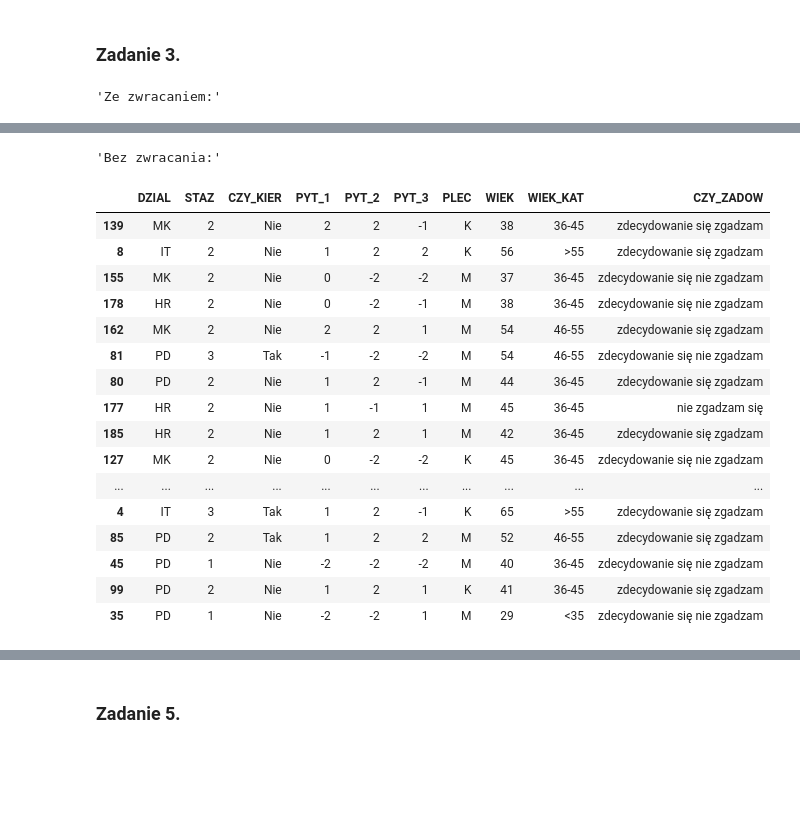
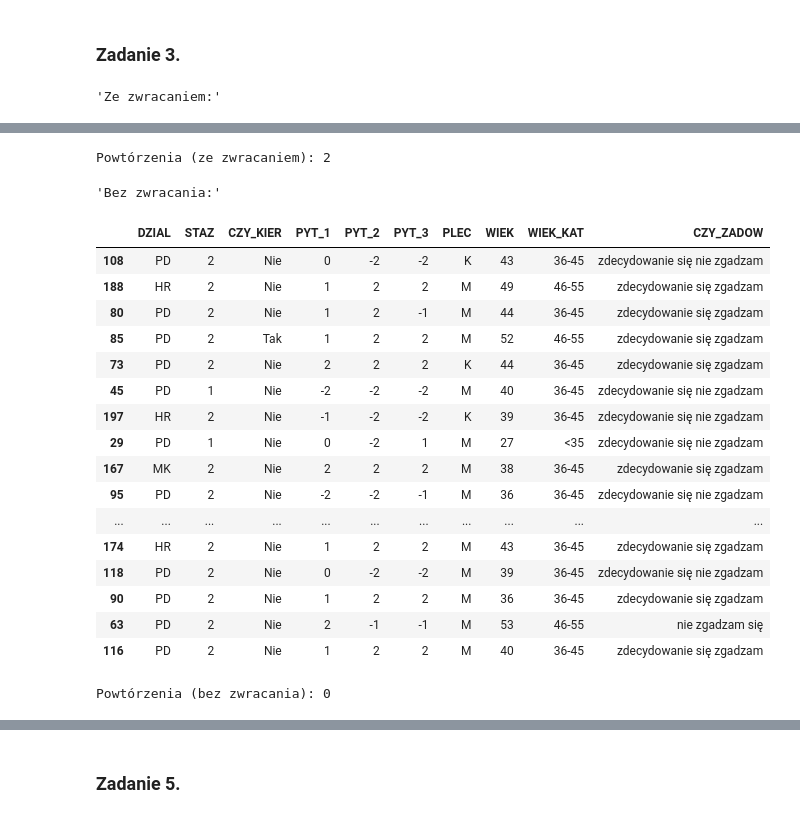
Before and after one commit to JKrempinska/ada, a Jupyter notebook: spr1/zadania.ipynb, the cells around one changed output, grey strips where cells are left out. Cells and saved outputs as stored; diff of their text form; code cells hidden in the pictures; blank space fills up the shorter version.

```diff
--- a/spr1/zadania.ipynb
+++ b/spr1/zadania.ipynb
@@ -311,14 +305,26 @@ See the caveats in the documentation: https://pandas.pydata.org/pandas-docs/stab
 # %% [markdown]
 ### Zadanie 3.
 # %%
-with_replacement = np.random.choice(df.index, size=int(0.1*len(df)), replace=True)
-sample_with_replecement = df.loc[with_replacement]
+import numpy as np
+import pandas as pd
 
-without_replacement = np.random.choice(df.index, size=int(0.1*len(df)), replace=True)
-sample_without_replecement = df.loc[without_replacement]
+with_replacement = np.random.choice(df.index, size=int(0.1 * len(df)), replace=True)
+sample_with_replacement = df.loc[with_replacement]
 
-display('Ze zwracaniem:',sample_with_replecement)
-display('Bez zwracania:', sample_without_replecement)
+duplicates_with = pd.Series(with_replacement).value_counts()
+repeated_with = duplicates_with[duplicates_with > 1]
+
+without_replacement = np.random.choice(df.index, size=int(0.1 * len(df)), replace=False)
+sample_without_replacement = df.loc[without_replacement]
+
+duplicates_without = pd.Series(without_replacement).value_counts()
+repeated_without = duplicates_without[duplicates_without > 1]
+
+display('Ze zwracaniem:', sample_with_replacement)
+print('Powtórzenia (ze zwracaniem):', len(repeated_with))
+
+display('Bez zwracania:', sample_without_replacement)
+print('Powtórzenia (bez zwracania):', len(repeated_without))
 # %% [output]
 'Ze zwracaniem:'
 |  | DZIAL | STAZ | CZY_KIER | PYT_1 | PYT_2 | PYT_3 | PLEC | WIEK | WIEK_KAT | CZY_ZADOW |
@@ -341,19 +347,21 @@ display('Bez zwracania:', sample_without_replecement)
-'Bez zwracania:'
+Powtórzenia (ze zwracaniem): 2
+'Bez zwracania:'
 |  | DZIAL | STAZ | CZY_KIER | PYT_1 | PYT_2 | PYT_3 | PLEC | WIEK | WIEK_KAT | CZY_ZADOW |
-| 139 | MK | 2 | Nie | 2 | 2 | -1 | K | 38 | 36-45 | zdecydowanie się zgadzam |
-| 8 | IT | 2 | Nie | 1 | 2 | 2 | K | 56 | >55 | zdecydowanie się zgadzam |
-| 155 | MK | 2 | Nie | 0 | -2 | -2 | M | 37 | 36-45 | zdecydowanie się nie zgadzam |
-| 178 | HR | 2 | Nie | 0 | -2 | -1 | M | 38 | 36-45 | zdecydowanie się nie zgadzam |
-| 162 | MK | 2 | Nie | 2 | 2 | 1 | M | 54 | 46-55 | zdecydowanie się zgadzam |
-| 81 | PD | 3 | Tak | -1 | -2 | -2 | M | 54 | 46-55 | zdecydowanie się nie zgadzam |
+| 108 | PD | 2 | Nie | 0 | -2 | -2 | K | 43 | 36-45 | zdecydowanie się nie zgadzam |
+| 188 | HR | 2 | Nie | 1 | 2 | 2 | M | 49 | 46-55 | zdecydowanie się zgadzam |
 | 80 | PD | 2 | Nie | 1 | 2 | -1 | M | 44 | 36-45 | zdecydowanie się zgadzam |
-| 177 | HR | 2 | Nie | 1 | -1 | 1 | M | 45 | 36-45 | nie zgadzam się |
-| 185 | HR | 2 | Nie | 1 | 2 | 1 | M | 42 | 36-45 | zdecydowanie się zgadzam |
-| 127 | MK | 2 | Nie | 0 | -2 | -2 | K | 45 | 36-45 | zdecydowanie się nie zgadzam |
+| 85 | PD | 2 | Tak | 1 | 2 | 2 | M | 52 | 46-55 | zdecydowanie się zgadzam |
+| 73 | PD | 2 | Nie | 2 | 2 | 2 | K | 44 | 36-45 | zdecydowanie się zgadzam |
+| 45 | PD | 1 | Nie | -2 | -2 | -2 | M | 40 | 36-45 | zdecydowanie się nie zgadzam |
+| 197 | HR | 2 | Nie | -1 | -2 | -2 | K | 39 | 36-45 | zdecydowanie się nie zgadzam |
+| 29 | PD | 1 | Nie | 0 | -2 | 1 | M | 27 | <35 | zdecydowanie się nie zgadzam |
+| 167 | MK | 2 | Nie | 2 | 2 | 2 | M | 38 | 36-45 | zdecydowanie się zgadzam |
+| 95 | PD | 2 | Nie | -2 | -2 | -1 | M | 36 | 36-45 | zdecydowanie się nie zgadzam |
 | ... | ... | ... | ... | ... | ... | ... | ... | ... | ... | ... |
-| 4 | IT | 3 | Tak | 1 | 2 | -1 | K | 65 | >55 | zdecydowanie się zgadzam |
-| 85 | PD | 2 | Tak | 1 | 2 | 2 | M | 52 | 46-55 | zdecydowanie się zgadzam |
-| 45 | PD | 1 | Nie | -2 | -2 | -2 | M | 40 | 36-45 | zdecydowanie się nie zgadzam |
-| 99 | PD | 2 | Nie | 1 | 2 | 1 | K | 41 | 36-45 | zdecydowanie się zgadzam |
-| 35 | PD | 1 | Nie | -2 | -2 | 1 | M | 29 | <35 | zdecydowanie się nie zgadzam |
+| 174 | HR | 2 | Nie | 1 | 2 | 2 | M | 43 | 36-45 | zdecydowanie się zgadzam |
+| 118 | PD | 2 | Nie | 0 | -2 | -2 | M | 39 | 36-45 | zdecydowanie się nie zgadzam |
+| 90 | PD | 2 | Nie | 1 | 2 | 2 | M | 36 | 36-45 | zdecydowanie się zgadzam |
+| 63 | PD | 2 | Nie | 2 | -1 | -1 | M | 53 | 46-55 | nie zgadzam się |
+| 116 | PD | 2 | Nie | 1 | 2 | 2 | M | 40 | 36-45 | zdecydowanie się zgadzam |
+Powtórzenia (bez zwracania): 0
 # %% [markdown]
```
Also changed, not shown: parts of 20 cells of this notebook, 1 other file.
